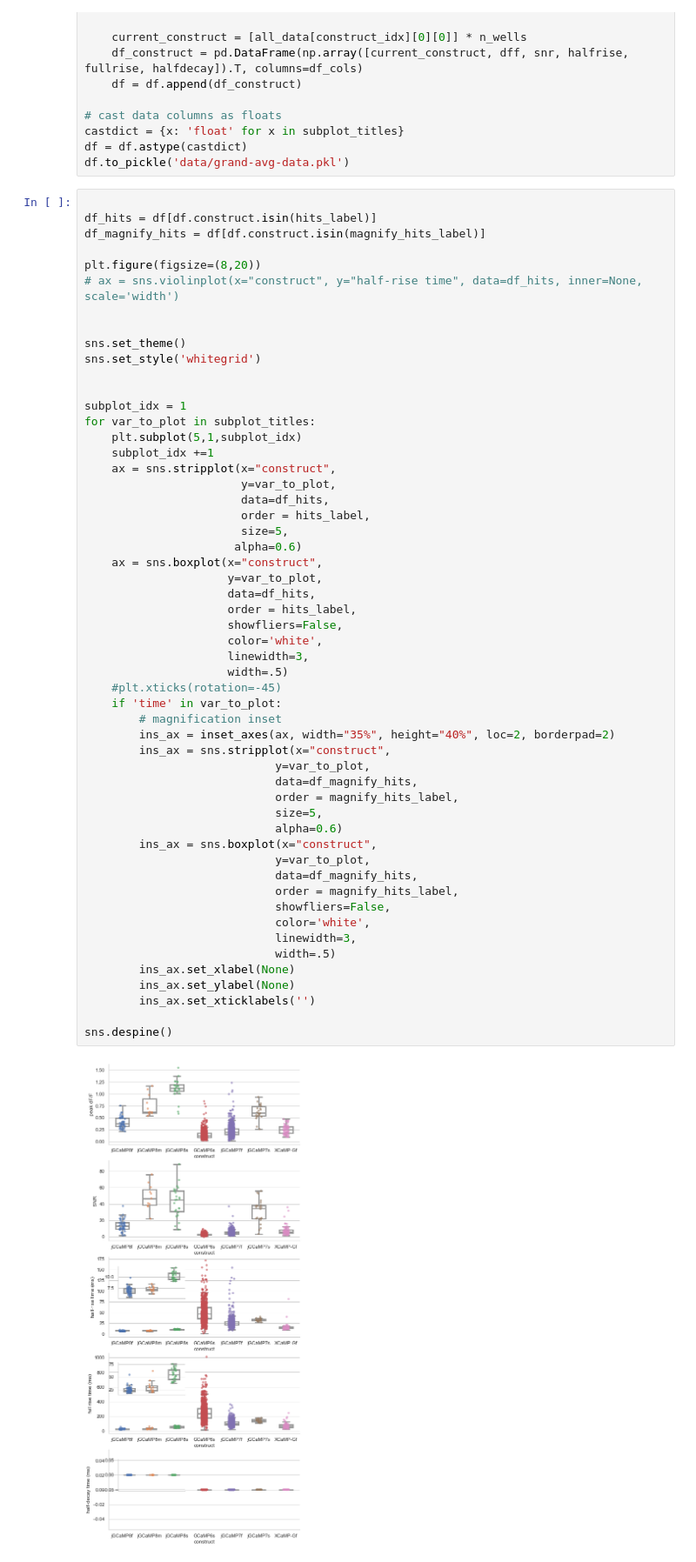
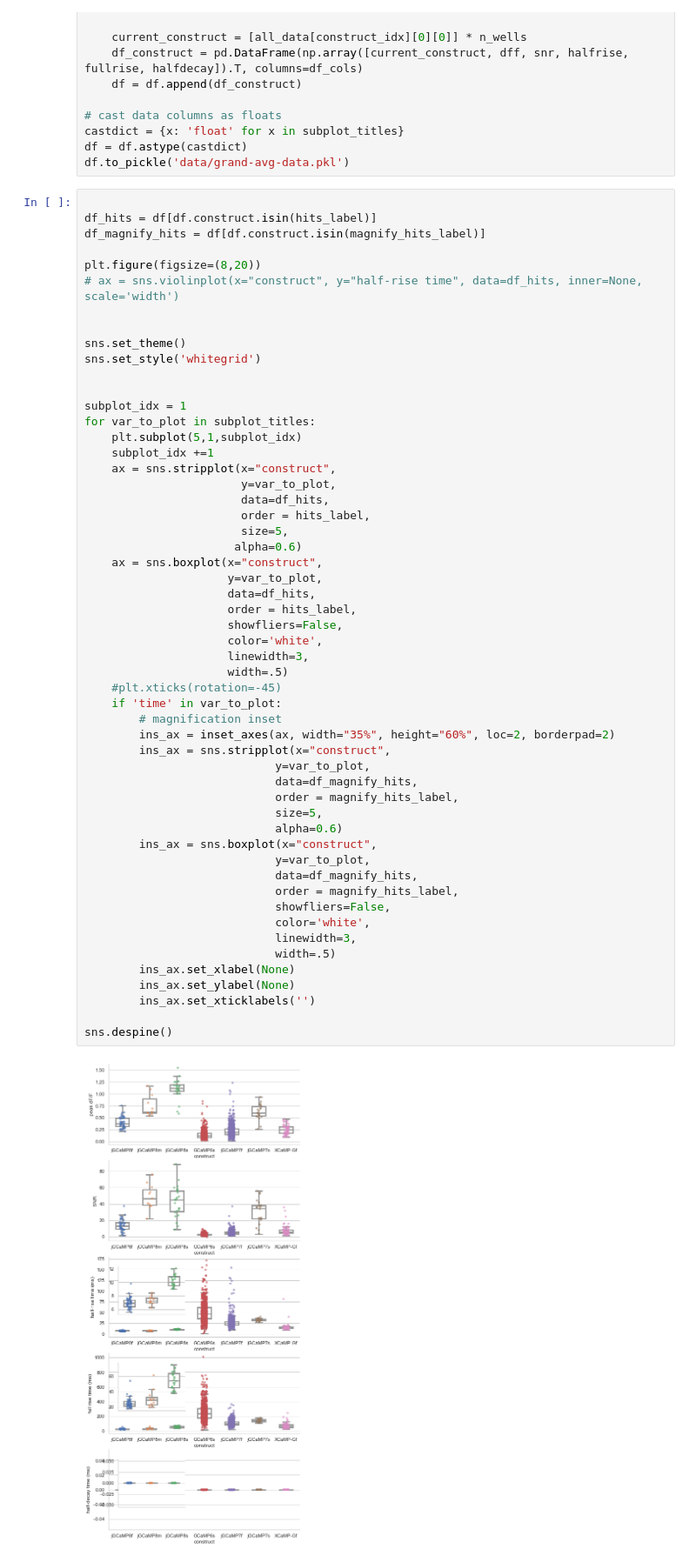
Before and after one commit to ilyakolb/jGCaMP8-neuron-culture-screen, a Jupyter notebook: grand-avg-hits-plotting.ipynb, the cells around one changed output. Shown at 87% size. Cells and saved outputs as stored; diff of their text form.

```diff
--- a/grand-avg-hits-plotting.ipynb
+++ b/grand-avg-hits-plotting.ipynb
@@ -85,32 +85,32 @@ for var_to_plot in subplot_titles:
                      y=var_to_plot,
                      data=df_hits,
                      order = hits_label,
                      showfliers=False,
                      color='white',
                      linewidth=3,
                      width=.5)
     #plt.xticks(rotation=-45)
     if 'time' in var_to_plot:
         # magnification inset
-        ins_ax = inset_axes(ax, width="35%", height="40%", loc=2, borderpad=2)
+        ins_ax = inset_axes(ax, width="35%", height="60%", loc=2, borderpad=2)
         ins_ax = sns.stripplot(x="construct",
                             y=var_to_plot,
                             data=df_magnify_hits,
                             order = magnify_hits_label,
                             size=5,
                             alpha=0.6)
         ins_ax = sns.boxplot(x="construct",
                             y=var_to_plot,
                             data=df_magnify_hits,
                             order = magnify_hits_label,
                             showfliers=False,
                             color='white',
                             linewidth=3,
                             width=.5)
         ins_ax.set_xlabel(None)
         ins_ax.set_ylabel(None)
         ins_ax.set_xticklabels('')
 
 sns.despine()
 # %% [output]
-[figure, old version]
+[figure, new version]
```
Also changed, not shown: parts of 4 cells of this notebook.
